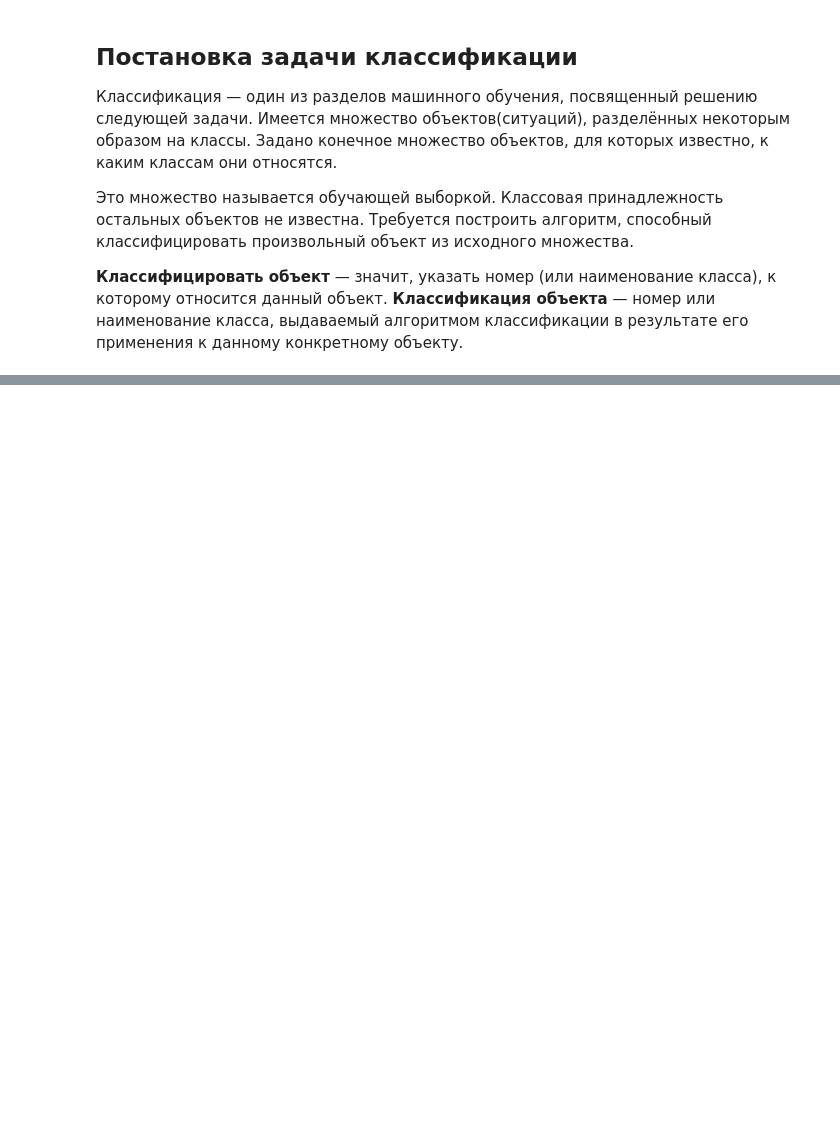
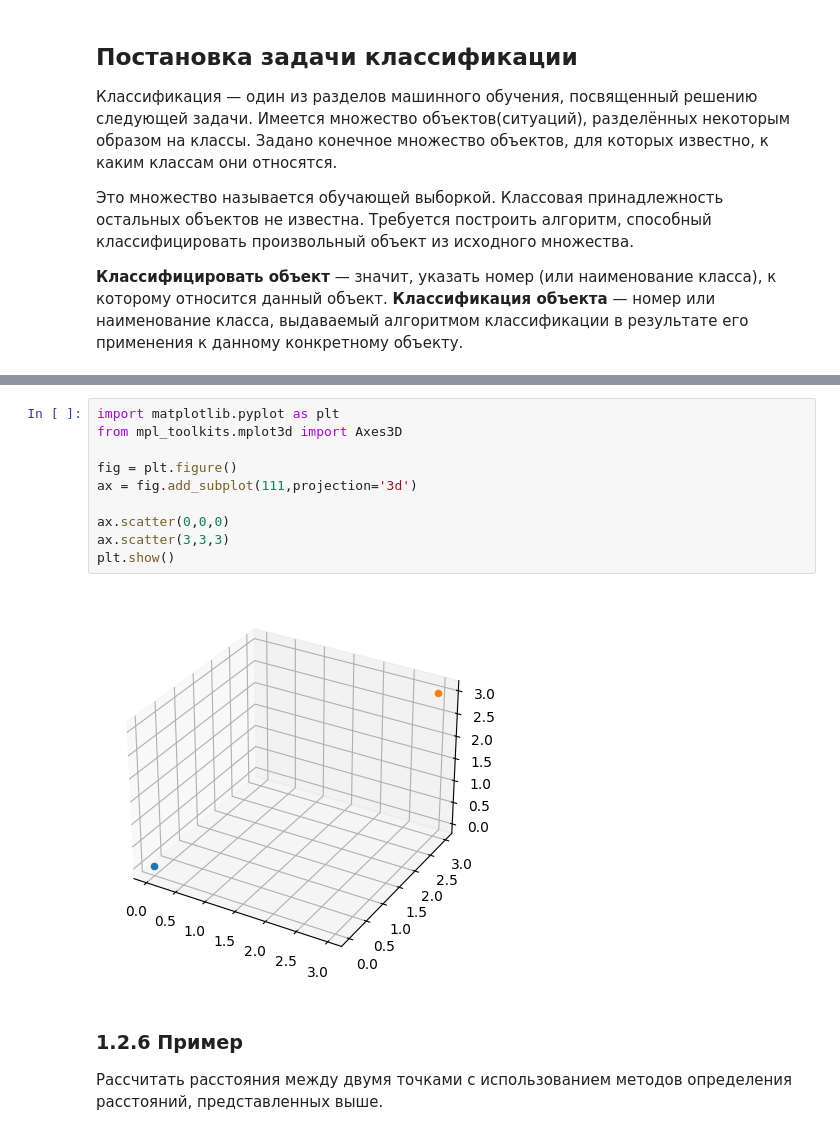
Before and after one commit to MintyRoma/AI_Course_1G, a Jupyter notebook: Tin_R_Workbook3.ipynb, the cells around one changed output, grey strips where cells are left out. Drawn from its saved outputs; the diff is of its cells as text; blank space fills up the shorter version.

```diff
--- a/Tin_R_Workbook3.ipynb
+++ b/Tin_R_Workbook3.ipynb
@@ -74,0 +213,16 @@ func(a='python')
+# %%
+import matplotlib.pyplot as plt
+from mpl_toolkits.mplot3d import Axes3D
+
+fig = plt.figure()
+ax = fig.add_subplot(111,projection='3d')
+
+ax.scatter(0,0,0)
+ax.scatter(3,3,3)
+plt.show()
+# %% [output]
+[figure, added]
+# %% [markdown]
+### 1.2.6 Пример
+Рассчитать расстояния между двумя точками с использованием методов
+определения расстояний, представленных выше.
```
Also changed, not shown: parts of 46 cells of this notebook, 7 other files.
